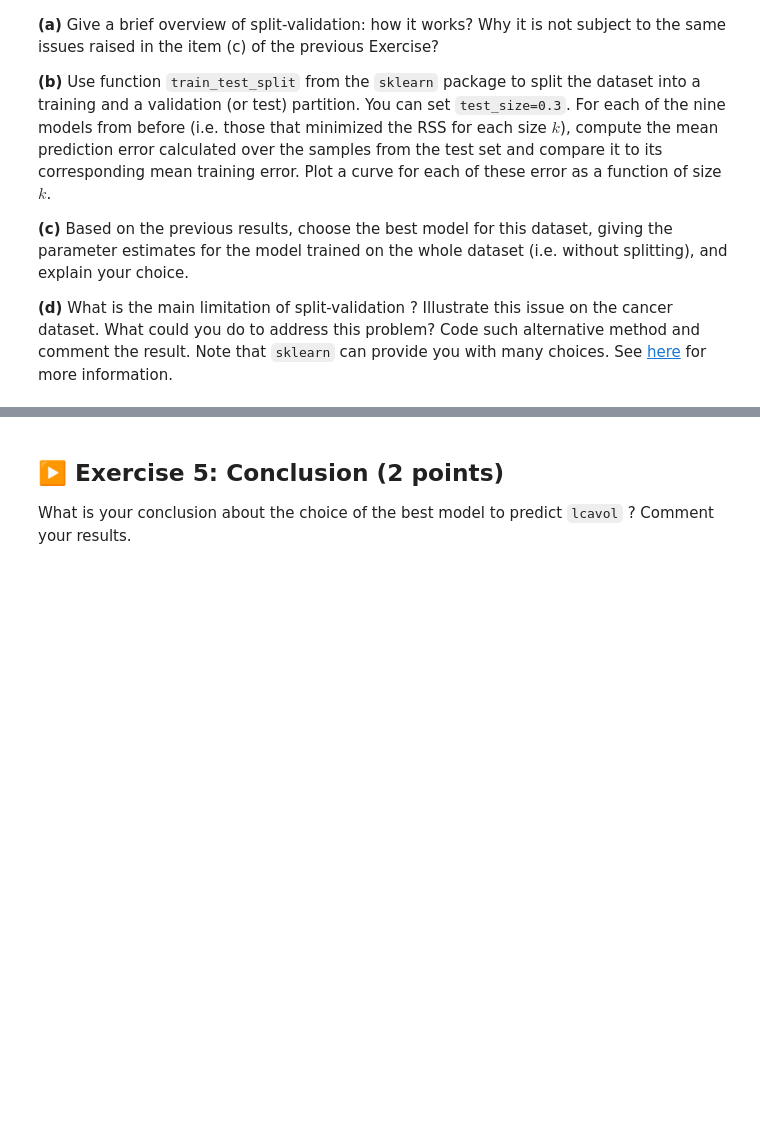
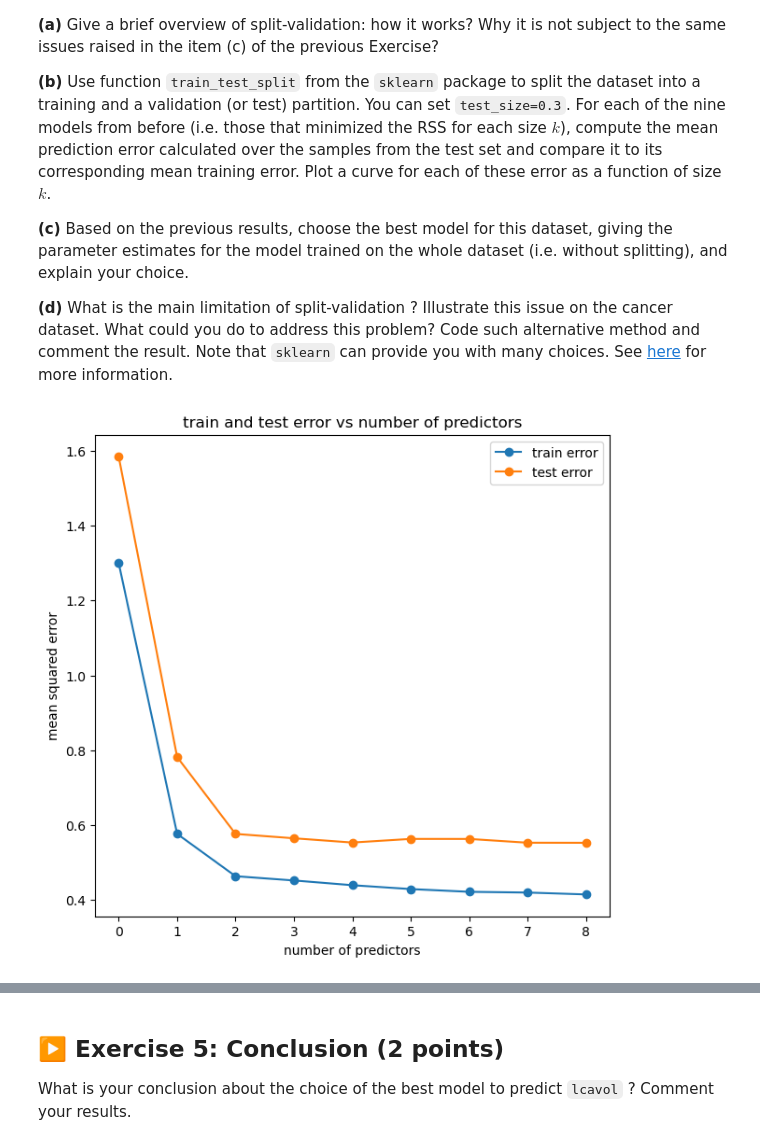
Before and after one commit to felixwl/isla, a Jupyter notebook: tp1/TP1/TP1.ipynb, the cells around one changed output, grey strips where cells are left out. Saved outputs shown, nothing was run; the diff lists cells and outputs as text; code cells hidden in the pictures; blank space fills up the shorter version.

```diff
--- a/tp1/TP1/TP1.ipynb
+++ b/tp1/TP1/TP1.ipynb
@@ -396,3 +569,36 @@ the item (c) of the previous Exercise?
 
 **(d)** What is the main limitation of split-validation ? Illustrate this issue on the cancer dataset. What could
 you do to address this problem? Code such alternative method and comment the result. Note that `sklearn` can provide you with many choices. See [here](https://scikit-learn.org/stable/model_selection.html) for more information.
+# %%
+import sklearn
+train_X, test_X, train_y, test_y = sklearn.model_selection.train_test_split(X, y, test_size=0.3, random_state=42)
+
+train_errors = []
+test_errors = []
+
+for k in range(0, 9):
+    best_combination = best_combinations[k]
+    train_X_subset = train_X[list(best_combination) + ["intercept"]]
+    test_X_subset = test_X[list(best_combination) + ["intercept"]]
+    model_subset = sm.OLS(train_y, train_X_subset)
+    results_subset = model_subset.fit()
+
+    test_predictions = results_subset.predict(test_X_subset)
+    train_predictions = results_subset.predict(train_X_subset)
+
+    mean_test_error = np.mean((test_predictions - test_y)**2)
+    mean_train_error = np.mean((train_predictions - train_y)**2)
+
+    train_errors.append(mean_train_error)
+    test_errors.append(mean_test_error)
+
+fig = plt.figure(figsize=(7.10, 6.70))
+plt.plot(range(0, 9), train_errors, marker='o', label="train error")
+plt.plot(range(0, 9), test_errors, marker='o', label="test error")
+plt.xlabel("number of predictors")
+plt.ylabel("mean squared error")
+plt.title("train and test error vs number of predictors")
+plt.legend()
+plt.show()
+# %% [output]
+[figure, added]
```
Also changed, not shown: parts of 18 cells of this notebook.
